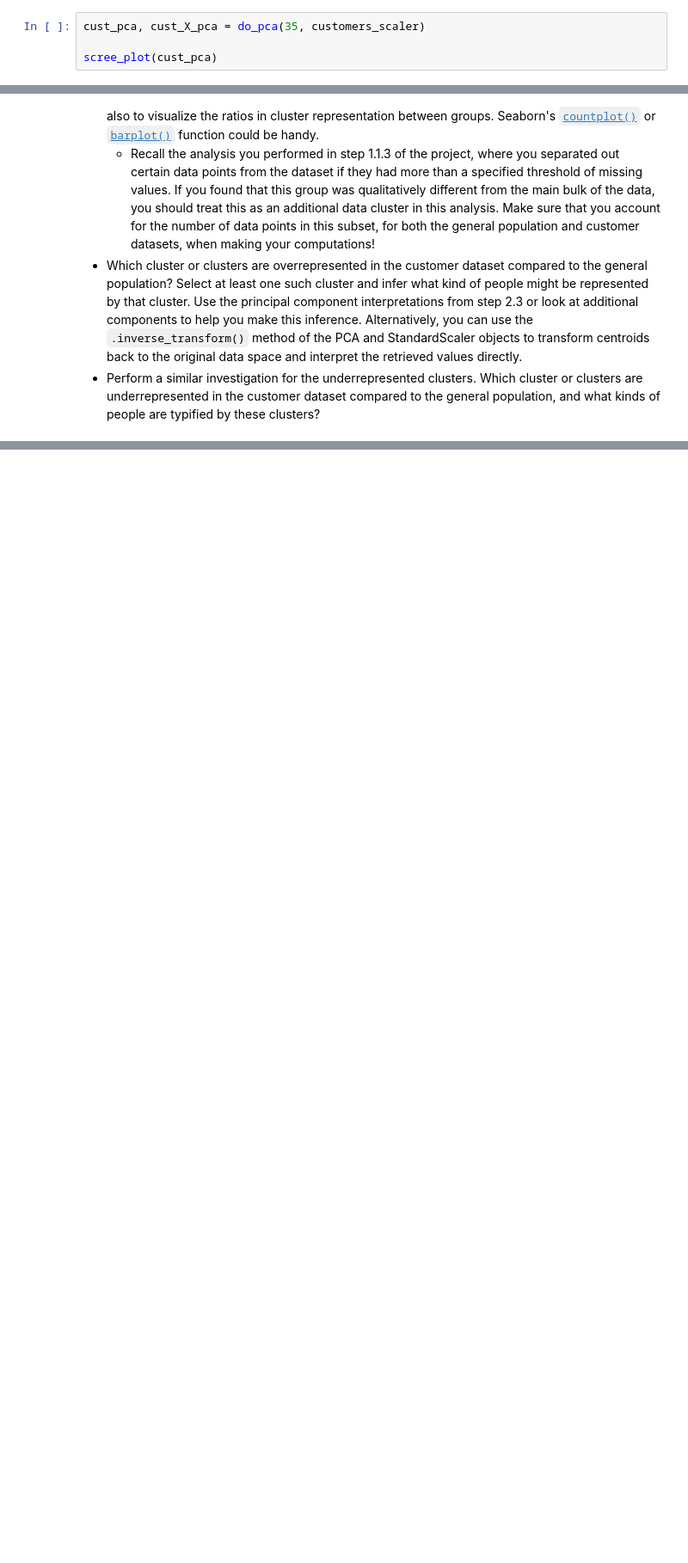
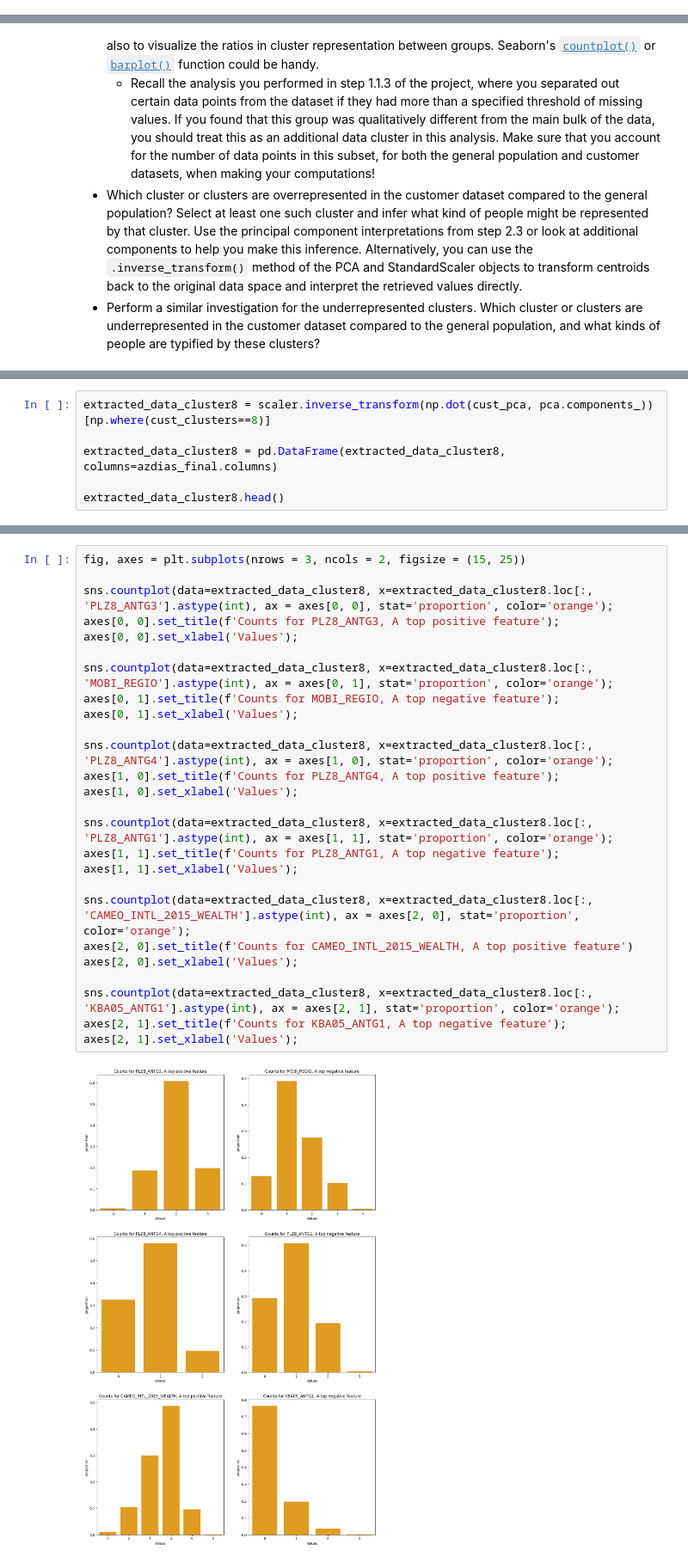
Before and after one commit to davidblackwelder/identify-customer-segments, a Jupyter notebook: Identify_Customer_Segments.ipynb, the cells around one changed output, grey strips where cells are left out. Shown at 86% size. Drawn from its saved outputs; the diff is of its cells as text; blank space fills up the shorter version.

```diff
--- a/Identify_Customer_Segments.ipynb
+++ b/Identify_Customer_Segments.ipynb
@@ -1523,4 +1522,0 @@ customers_scaler = pd.DataFrame(scaler.fit_transform(customers_imp), columns = c
-# %%
-cust_pca, cust_X_pca = do_pca(35, customers_scaler)
-
-scree_plot(cust_pca)
@@ -1690,0 +1649,6 @@ Based on this analysis I believe that wealthier individuals that are more finani
+# %%
+extracted_data_cluster8 = scaler.inverse_transform(np.dot(cust_pca, pca.components_))[np.where(cust_clusters==8)]
+
+extracted_data_cluster8 = pd.DataFrame(extracted_data_cluster8, columns=azdias_final.columns)
+
+extracted_data_cluster8.head()
@@ -1690,0 +1662,28 @@ Based on this analysis I believe that wealthier individuals that are more finani
+# %%
+fig, axes = plt.subplots(nrows = 3, ncols = 2, figsize = (15, 25))
+
+sns.countplot(data=extracted_data_cluster8, x=extracted_data_cluster8.loc[:, 'PLZ8_ANTG3'].astype(int), ax = axes[0, 0], stat='proportion', color='orange');
+axes[0, 0].set_title(f'Counts for PLZ8_ANTG3, A top positive feature');
+axes[0, 0].set_xlabel('Values');
+
+sns.countplot(data=extracted_data_cluster8, x=extracted_data_cluster8.loc[:, 'MOBI_REGIO'].astype(int), ax = axes[0, 1], stat='proportion', color='orange');
+axes[0, 1].set_title(f'Counts for MOBI_REGIO, A top negative feature');
+axes[0, 1].set_xlabel('Values');
+
+sns.countplot(data=extracted_data_cluster8, x=extracted_data_cluster8.loc[:, 'PLZ8_ANTG4'].astype(int), ax = axes[1, 0], stat='proportion', color='orange');
+axes[1, 0].set_title(f'Counts for PLZ8_ANTG4, A top positive feature');
+axes[1, 0].set_xlabel('Values');
+
+sns.countplot(data=extracted_data_cluster8, x=extracted_data_cluster8.loc[:, 'PLZ8_ANTG1'].astype(int), ax = axes[1, 1], stat='proportion', color='orange');
+axes[1, 1].set_title(f'Counts for PLZ8_ANTG1, A top negative feature');
+axes[1, 1].set_xlabel('Values');
+
+sns.countplot(data=extracted_data_cluster8, x=extracted_data_cluster8.loc[:, 'CAMEO_INTL_2015_WEALTH'].astype(int), ax = axes[2, 0], stat='proportion', color='orange');
+axes[2, 0].set_title(f'Counts for CAMEO_INTL_2015_WEALTH, A top positive feature')
+axes[2, 0].set_xlabel('Values');
+
+sns.countplot(data=extracted_data_cluster8, x=extracted_data_cluster8.loc[:, 'KBA05_ANTG1'].astype(int), ax = axes[2, 1], stat='proportion', color='orange');
+axes[2, 1].set_title(f'Counts for KBA05_ANTG1, A top negative feature');
+axes[2, 1].set_xlabel('Values');
+# %% [output]
+[figure, added]
```
Also changed, not shown: parts of 22 cells of this notebook, 1 other file.
